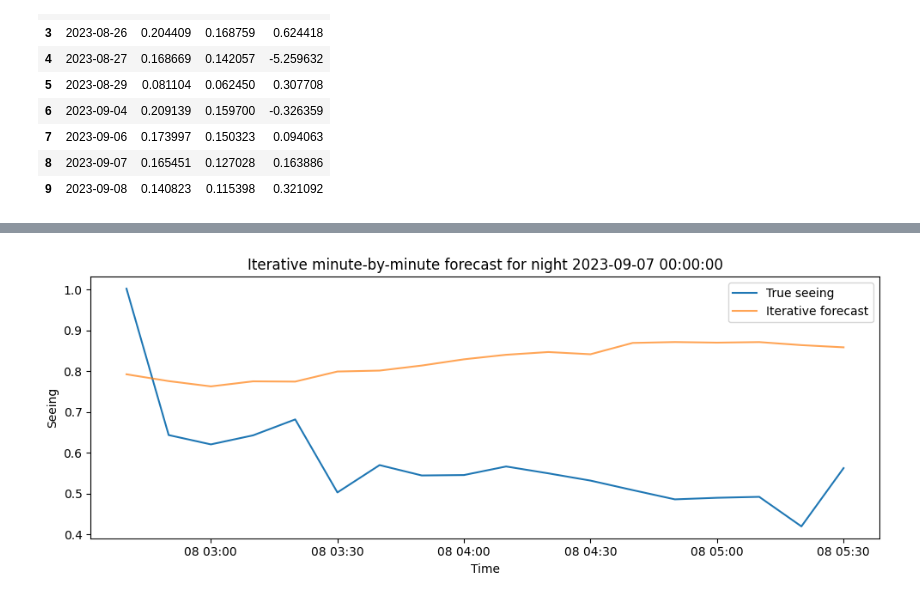
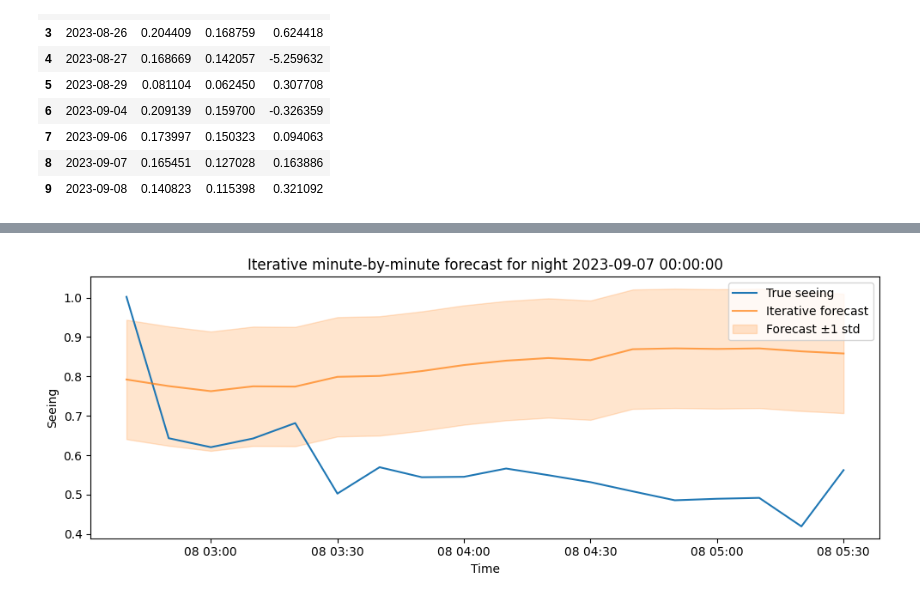
Before and after one commit to gdapablo/Seeing_forecast, a Jupyter notebook: notebooks/ML_lag_features.ipynb, the cells around one changed output, grey strips where cells are left out. Saved outputs shown, nothing was run; the diff lists cells and outputs as text; code cells hidden in the pictures.

```diff
--- a/notebooks/ML_lag_features.ipynb
+++ b/notebooks/ML_lag_features.ipynb
@@ -351,38 +371,31 @@ for night in example_nights:
 # %%
-# Optional: simulate iterative minute-by-minute forecasting on one held-out night
+plt.figure(figsize=(10, 4))
 
-sample_night = test_nights[8]
-night_data = df_lagged[df_lagged['night_id'] == sample_night].copy().sort_index()
+y_true_iter = np.exp(night_data['Seeing'])
+y_pred_iter = np.exp(iterative_preds)
 
-# We'll start after we have full lag history (already ensured by df_lagged construction)
-iterative_preds = []
-current_df = night_data.copy()
+residuals_iter = y_true_iter - y_pred_iter
+err_std_iter = residuals_iter.std()
+q25_iter, q75_iter = np.percentile(residuals_iter, [25, 75])
 
-for t in range(len(current_df)):
-    row = current_df.iloc[t].copy()
+plt.plot(night_data.index, y_true_iter, label='True seeing')
+plt.plot(night_data.index, y_pred_iter, label='Iterative forecast', alpha=0.7)
 
-    # Build feature vector as model expects (same columns as X: drop Seeing, timestamp, night_id)
-    X_row = row.drop(labels=['Seeing', 'timestamp', 'night_id']).values.reshape(1, -1)
-    y_hat = best_rf.predict(X_row)[0]
-    iterative_preds.append(y_hat)
+# ±1 std band
+plt.fill_between(
+    night_data.index,
+    y_pred_iter - err_std_iter,
+    y_pred_iter + err_std_iter,
+    color='C1',
+    alpha=0.2,
+    label='Forecast ±1 std'
+)
 
-    # For subsequent steps, replace the true seeing with the predicted one in the lag chain
-    if t + 1 < len(current_df):
-        # Update "future" row lags that depend on current Seeing
-        for p in lag_periods_seeing:
-            idx = t + p
-            if idx < len(current_df):
-                current_df.iloc[idx, current_df.columns.get_loc(f'Seeing_lag_{p}')] = y_hat
-
-# Plot iterative vs true for this night
-plt.figure(figsize=(10, 4))
-plt.plot(night_data.index, np.exp(night_data['Seeing']), label='True seeing')
-plt.plot(night_data.index, np.exp(iterative_preds), label='Iterative forecast', alpha=0.7)
 plt.title(f'Iterative minute-by-minute forecast for night {sample_night}')
 plt.xlabel('Time')
 plt.ylabel('Seeing')
 plt.legend()
 plt.tight_layout()
 plt.show()
 # %% [output]
-[figure, old version]
+[figure, new version]
```
Also changed, not shown: parts of 1 cell of this notebook.
